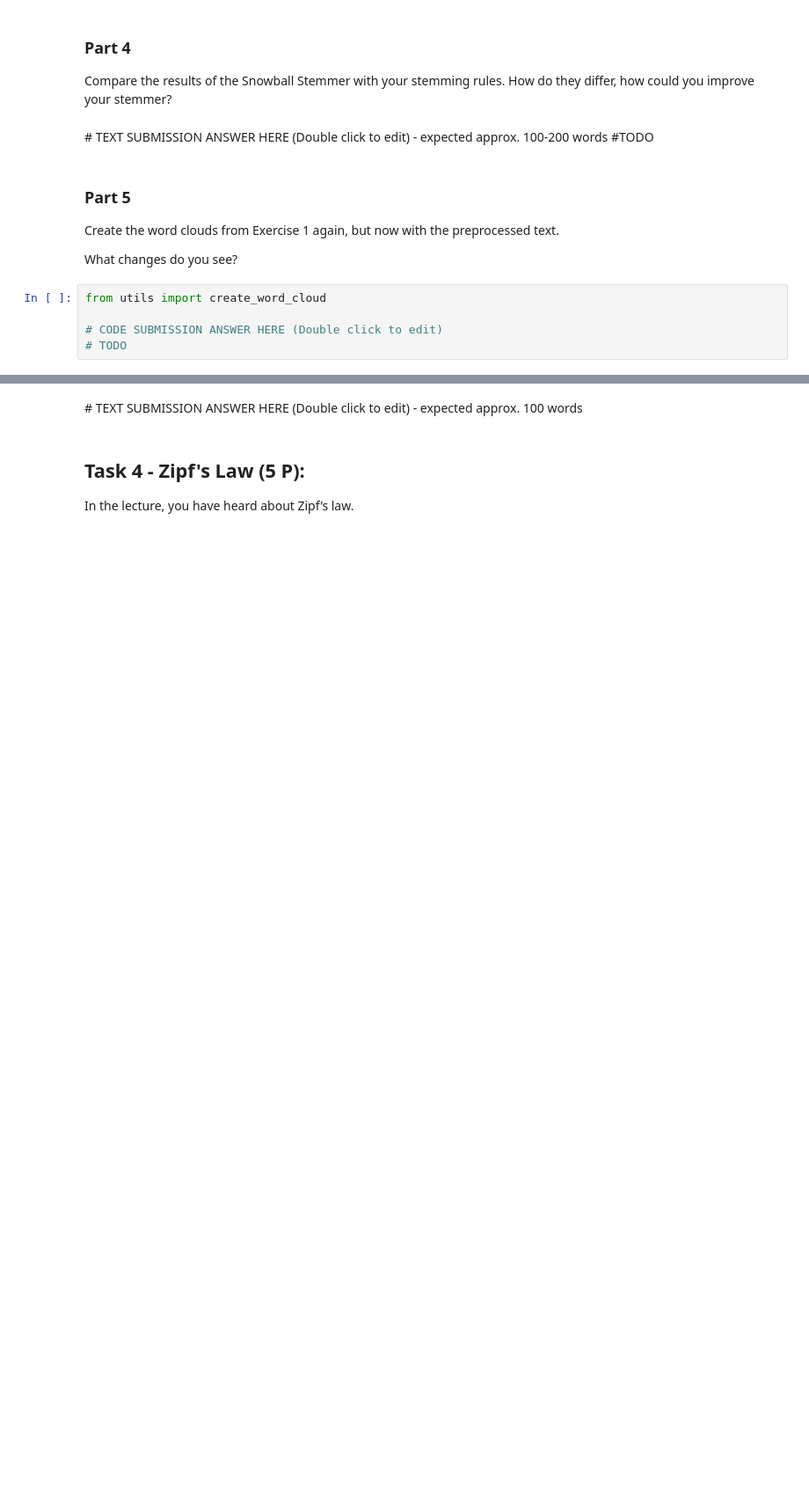
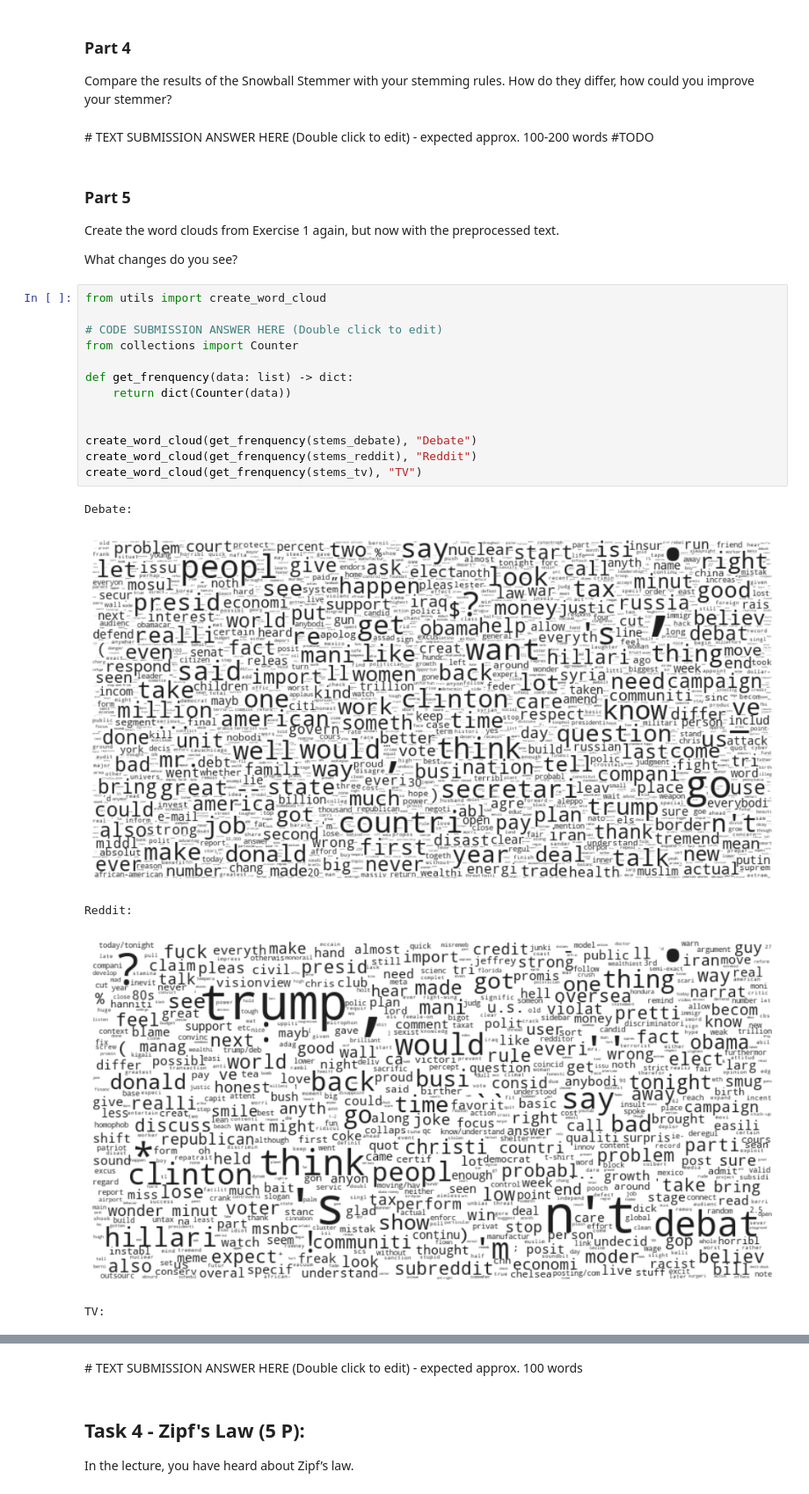
Before and after one commit to arctix-tk/ex02, a Jupyter notebook: 2023-HKA-NLP_ex02_assignment.ipynb, the cells around one changed output, grey strips where cells are left out. Shown at 88% size. Cells and saved outputs as stored; diff of their text form; blank space fills up the shorter version.

```diff
--- a/2023-HKA-NLP_ex02_assignment.ipynb
+++ b/2023-HKA-NLP_ex02_assignment.ipynb
@@ -344,5 +344,19 @@ What changes do you see?
 # %%
 from utils import create_word_cloud
 
 # CODE SUBMISSION ANSWER HERE (Double click to edit)
-# TODO
+from collections import Counter
+
+def get_frenquency(data: list) -> dict:
+    return dict(Counter(data))
+
+
+create_word_cloud(get_frenquency(stems_debate), "Debate")
+create_word_cloud(get_frenquency(stems_reddit), "Reddit")
+create_word_cloud(get_frenquency(stems_tv), "TV")
+# %% [output]
+Debate:
+[figure, added]
+Reddit:
+[figure, added]
+TV:
```
Also changed, not shown: parts of 3 cells of this notebook, 1 other file.
